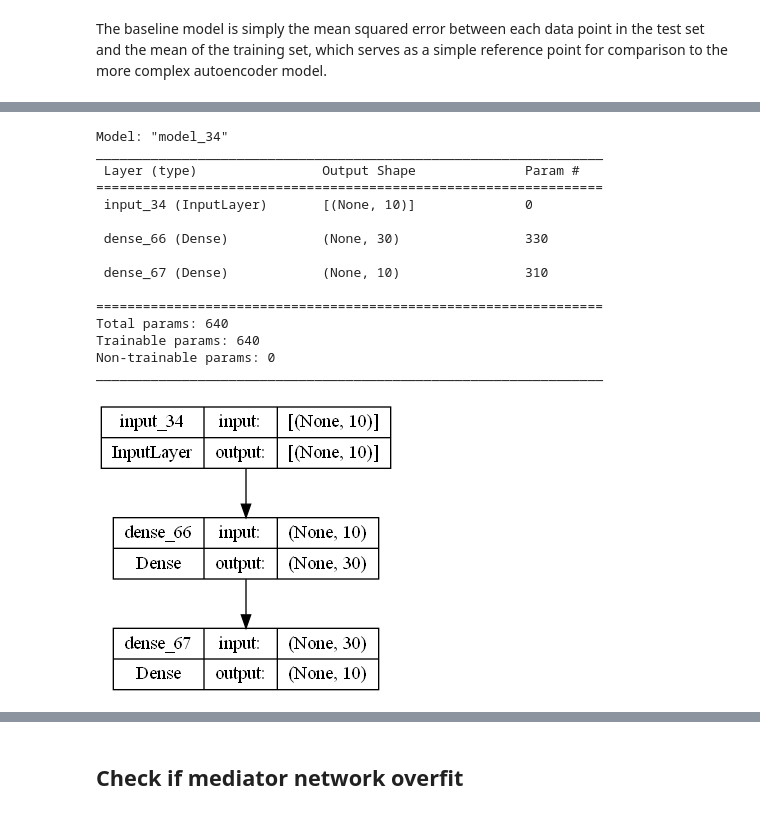
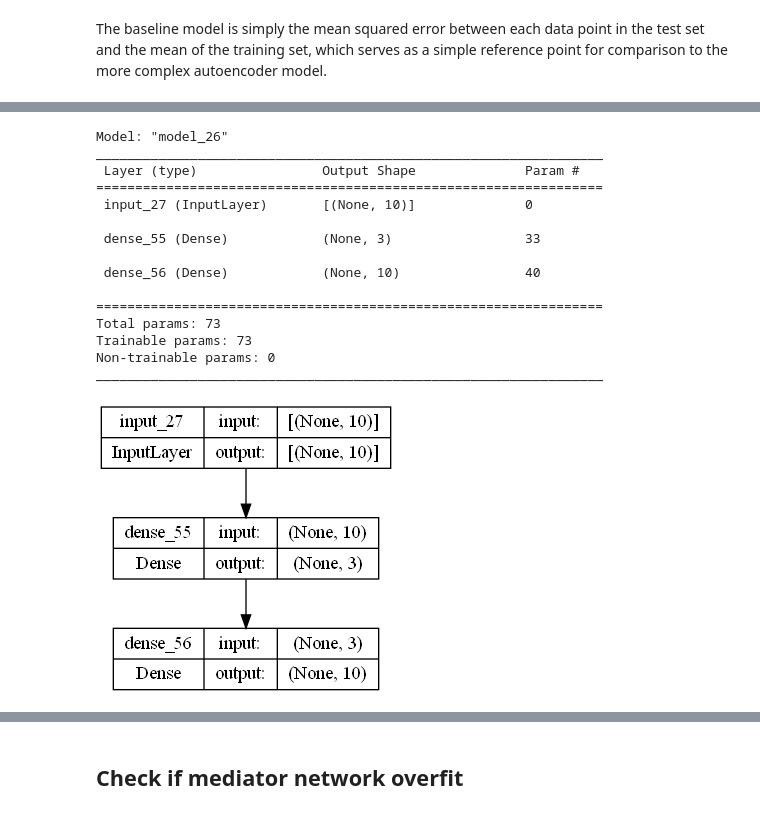
Before and after one commit to amiira-e/fyp, a Jupyter notebook: Q-Learning.ipynb, the cells around one changed output, grey strips where cells are left out. Saved outputs shown, nothing was run; the diff lists cells and outputs as text; code cells hidden in the pictures.

```diff
--- a/Q-Learning.ipynb
+++ b/Q-Learning.ipynb
@@ -3624,0 +4003,29 @@ Baseline MSE: 0.9
+# %%
+from tensorflow.keras.layers import Input, Dense
+from tensorflow.keras.models import Model
+import numpy as np
+
+# Define input shape
+input_shape = X_train_resampled_final.shape[1]
+
+# Define input layer
+inputs = Input(shape=input_shape)
+
+# Define hidden layer with 3 neurons
+hidden = Dense(3, activation='relu')(inputs)
+
+# Define output layer with 10 neurons
+outputs = Dense(10, activation='sigmoid')(hidden)
+
+# Define autoencoder model
+autoencoder_baseline = Model(inputs=inputs, outputs=outputs)
+
+# Compile model
+autoencoder_baseline.compile(optimizer='adam', loss='mse')
+
+# Train model
+autoencoder_baseline.fit(X_train_resampled_final, X_train_resampled_final, epochs=3, batch_size=32, validation_data=(X_test, X_test))
+
+# Evaluate model on test data
+mse = autoencoder_baseline.evaluate(X_test, X_test)
+print('Mean squared error on test data:', mse)
@@ -3625,23 +4050,23 @@ Baseline MSE: 0.9
 # %%
-autoencoder.summary()
+autoencoder_baseline.summary()
 # %% [output]
-Model: "model_34"
+Model: "model_26"
 _________________________________________________________________
  Layer (type)                Output Shape              Param #
 =================================================================
- input_34 (InputLayer)       [(None, 10)]              0
+ input_27 (InputLayer)       [(None, 10)]              0
 
- dense_66 (Dense)            (None, 30)                330
+ dense_55 (Dense)            (None, 3)                 33
 
- dense_67 (Dense)            (None, 10)                310
+ dense_56 (Dense)            (None, 10)                40
 
 =================================================================
-Total params: 640
-Trainable params: 640
+Total params: 73
+Trainable params: 73
 Non-trainable params: 0
 _________________________________________________________________
 # %%
 from keras.utils import plot_model
-plot_model(autoencoder, to_file='autoencoder_new.png', show_shapes=True)
+plot_model(autoencoder_baseline, to_file='autoencoder_new.png', show_shapes=True)
 # %% [output]
-[figure, old version]
+[figure, new version]
```
Also changed, not shown: parts of 17 cells of this notebook, 4 other files.
